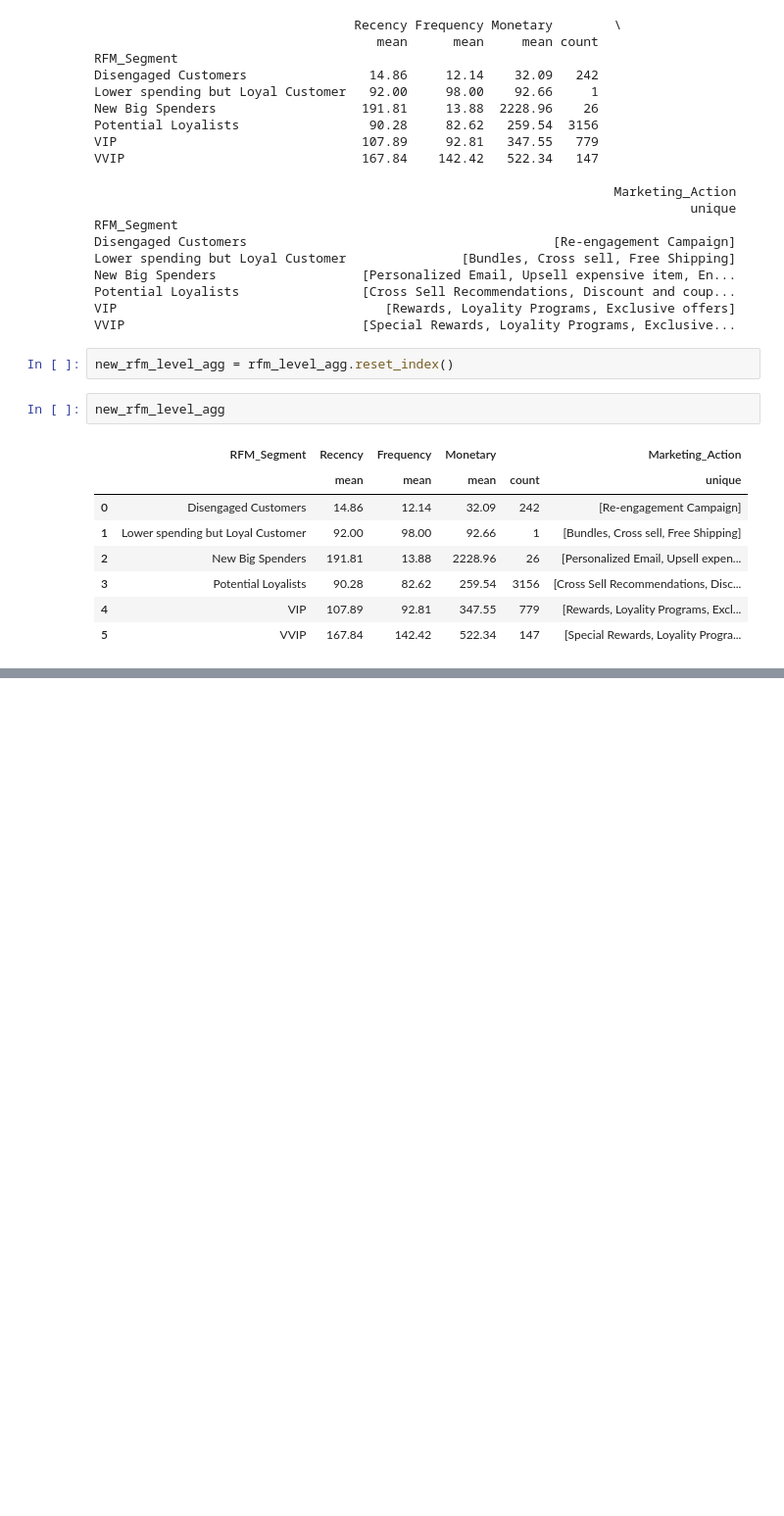
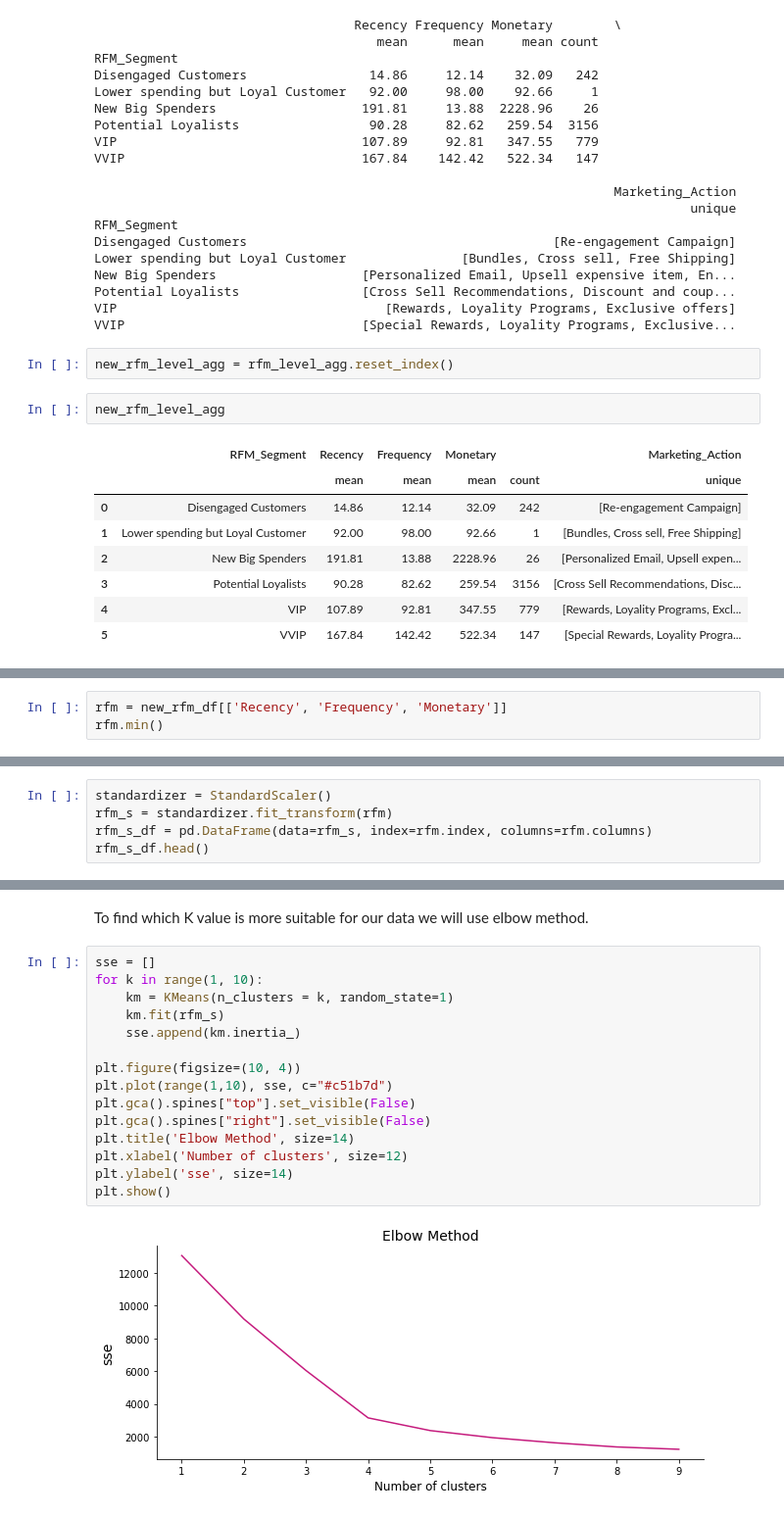
Before and after one commit to calvin0123/RFM-Modeling-Python, a Jupyter notebook: RFM.ipynb, the cells around one changed output, grey strips where cells are left out. Shown at 98% size. Saved outputs shown, nothing was run; the diff lists cells and outputs as text; blank space fills up the shorter version.

Commit message:
Clustering

```diff
--- a/RFM.ipynb
+++ b/RFM.ipynb
@@ -472,0 +499,3 @@ Export to the csv file. Plus, we can desing a system and help company automatica
+# %%
+rfm = new_rfm_df[['Recency', 'Frequency', 'Monetary']]
+rfm.min()
@@ -472,0 +514,5 @@ Export to the csv file. Plus, we can desing a system and help company automatica
+# %%
+standardizer = StandardScaler()
+rfm_s = standardizer.fit_transform(rfm)
+rfm_s_df = pd.DataFrame(data=rfm_s, index=rfm.index, columns=rfm.columns)
+rfm_s_df.head()
@@ -472,0 +527,19 @@ Export to the csv file. Plus, we can desing a system and help company automatica
+# %% [markdown]
+To find which K value is more suitable for our data we will use elbow method.
+# %%
+sse = []
+for k in range(1, 10):
+    km = KMeans(n_clusters = k, random_state=1)
+    km.fit(rfm_s)
+    sse.append(km.inertia_)
+
+plt.figure(figsize=(10, 4))
+plt.plot(range(1,10), sse, c="#c51b7d")
+plt.gca().spines["top"].set_visible(False)
+plt.gca().spines["right"].set_visible(False)
+plt.title('Elbow Method', size=14)
+plt.xlabel('Number of clusters', size=12)
+plt.ylabel('sse', size=14)
+plt.show()
+# %% [output]
+[figure, added]
```
Also changed, not shown: parts of 23 cells of this notebook.
